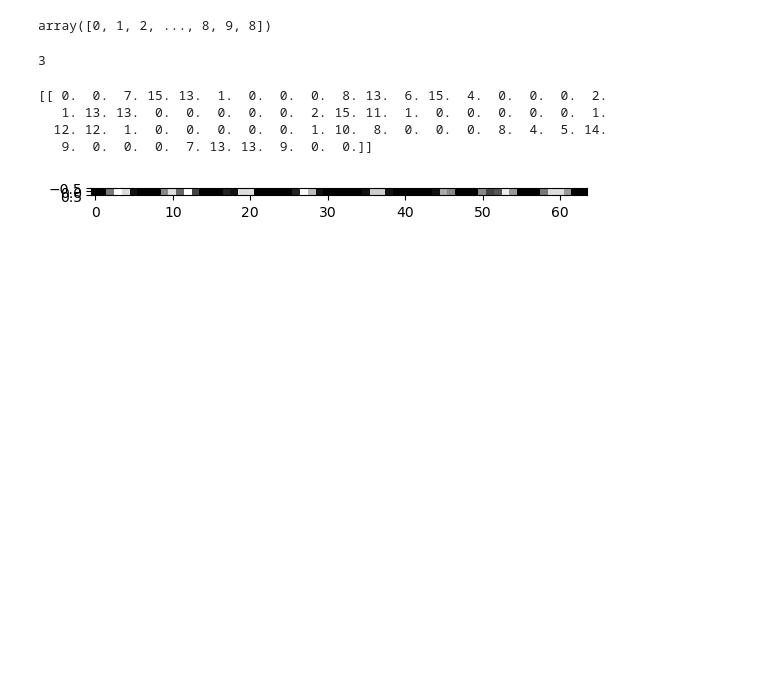
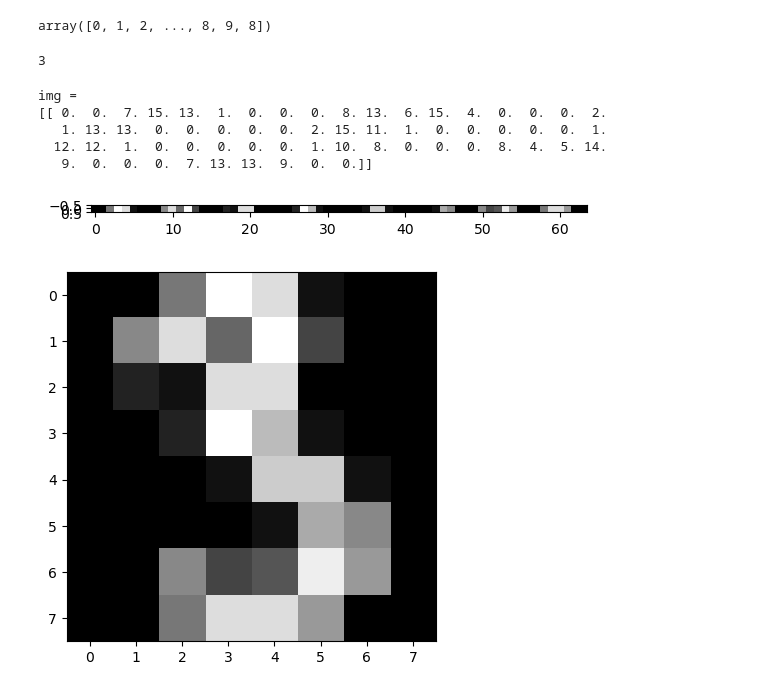
Before and after one commit to idf-io/ML-Essentials_Uni-Heidelberg, a Jupyter notebook: exercises/exercise01_Linear-Classification/linear-classifiers.ipynb, the cells around one changed output. Cells and saved outputs as stored; diff of their text form; code cells hidden in the pictures; blank space fills up the shorter version.

```diff
--- a/exercises/exercise01_Linear-Classification/linear-classifiers.ipynb
+++ b/exercises/exercise01_Linear-Classification/linear-classifiers.ipynb
@@ -52,8 +62,9 @@ img = data[[3]]
 
 assert len(img.shape) == 2
 
-print(img)
+pprint(img, "img")
 # %% [output]
+img =
 [[ 0.  0.  7. 15. 13.  1.  0.  0.  0.  8. 13.  6. 15.  4.  0.  0.  0.  2.
    1. 13. 13.  0.  0.  0.  0.  0.  2. 15. 11.  1.  0.  0.  0.  0.  0.  1.
   12. 12.  1.  0.  0.  0.  0.  0.  1. 10.  8.  0.  0.  0.  8.  4.  5. 14.
@@ -61,10 +72,16 @@ print(img)
 # %%
 plt.figure()
 plt.gray()
-plt.imshow(img , interpolation = "nearest")
+plt.imshow(img, interpolation = "nearest")
 plt.show()
+
+plt.figure()
+plt.gray()
+plt.imshow(np.reshape(img, (8,8)) , interpolation = "nearest")
+plt.show()
 # %% [output]
 [figure]
+[figure, added]
 # %%
 plt.figure()
 plt.gray()
```
Also changed, not shown: parts of 37 cells of this notebook.
